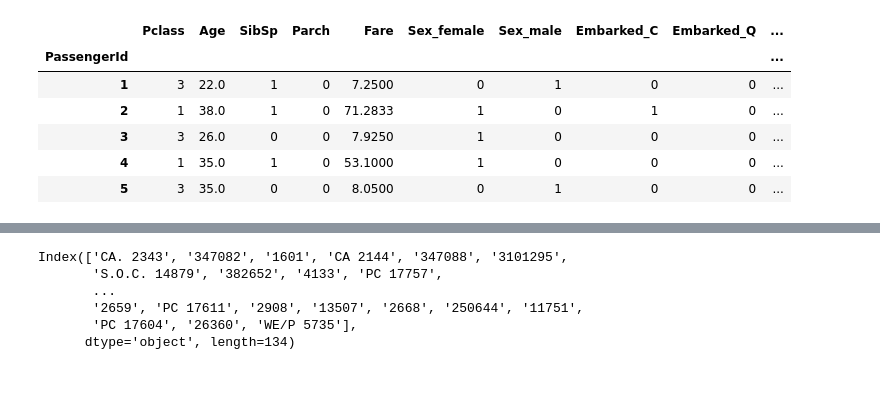
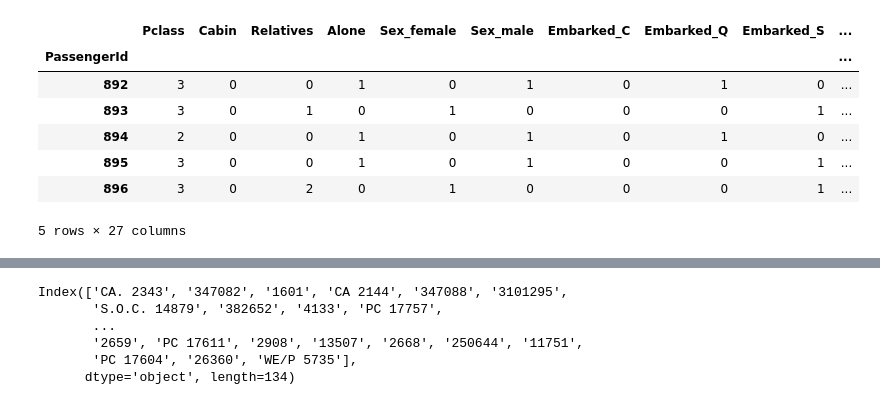
Before and after one commit to gogaurav/Titanic_Survival_Classification, a Jupyter notebook: titanic_read_preprocess.ipynb, the cells around one changed output, grey strips where cells are left out. Saved outputs shown, nothing was run; the diff lists cells and outputs as text; code cells hidden in the pictures.

```diff
--- a/titanic_read_preprocess.ipynb
+++ b/titanic_read_preprocess.ipynb
@@ -43,8 +122,26 @@ X.head()
-# %%
-def handle_categorical_data(X, test_df):
-    X_no_recs = len(X.index)
-    X_temp = pd.concat([X, test_df])
-    X_temp = pd.get_dummies(X_temp)
-    X = X_temp.iloc[:X_no_recs,:]
-    test_df = X_temp.iloc[X_no_recs:,:]
-    return X, test_df
+# %%
+def outliers_upd_median(col):
+    q1 = col.quantile(0.25)
+    q3 = col.quantile(0.75)
+    iqr = q3 - q1
+    outliers_idx = ((col < (q1 - (1.5*iqr)))
+                    | (col > (q3 + (1.5*iqr))))
+    col[outliers_idx] = np.median(col[~outliers_idx])
+    col[outliers_idx] = col[outliers_idx].round(4)
+#     temp_col = StandardScaler().fit_transform(col.values.reshape(-1,1))
+#     temp_col = temp_col.ravel()
+#     outliers_idx  = ((temp_col < -3.0) | (temp_col > 3.0))
+#     col[outliers_idx] = np.median(col[~outliers_idx])
+    return col
+# %%
+def get_bins(col, no_bins):
+    bins = np.zeros((no_bins+1,))
+    age_min = col.min(0)
+    age_max = col.max(0)
+    interval_size = (age_max - age_min)/ no_bins
+    bins[0] = age_min
+    for i in range(1, no_bins):
+        bins[i] = bins[i-1] + interval_size
+    bins[0] = -np.inf
+    bins[no_bins] = np.inf
+    return bins
@@ -51,10 +210,11 @@ def handle_categorical_data(X, test_df):
 # %%
-X.head()
+X_test.head()
 # %% [output]
-|  | Pclass | Age | SibSp | Parch | Fare | Sex_female | Sex_male | Embarked_C | Embarked_Q | ... |
+|  | Pclass | Cabin | Relatives | Alone | Sex_female | Sex_male | Embarked_C | Embarked_Q | Embarked_S | ... |
 | PassengerId |  |  |  |  |  |  |  |  |  | ... |
-| 1 | 3 | 22.0 | 1 | 0 | 7.2500 | 0 | 1 | 0 | 0 | ... |
-| 2 | 1 | 38.0 | 1 | 0 | 71.2833 | 1 | 0 | 1 | 0 | ... |
-| 3 | 3 | 26.0 | 0 | 0 | 7.9250 | 1 | 0 | 0 | 0 | ... |
-| 4 | 1 | 35.0 | 1 | 0 | 53.1000 | 1 | 0 | 0 | 0 | ... |
-| 5 | 3 | 35.0 | 0 | 0 | 8.0500 | 0 | 1 | 0 | 0 | ... |
+| 892 | 3 | 0 | 0 | 1 | 0 | 1 | 0 | 1 | 0 | ... |
+| 893 | 3 | 0 | 1 | 0 | 1 | 0 | 0 | 0 | 1 | ... |
+| 894 | 2 | 0 | 0 | 1 | 0 | 1 | 0 | 1 | 0 | ... |
+| 895 | 3 | 0 | 0 | 1 | 0 | 1 | 0 | 0 | 1 | ... |
+| 896 | 3 | 0 | 2 | 0 | 1 | 0 | 0 | 0 | 1 | ... |
+5 rows × 27 columns
```
Also changed, not shown: parts of 25 cells of this notebook, 2 other files.
